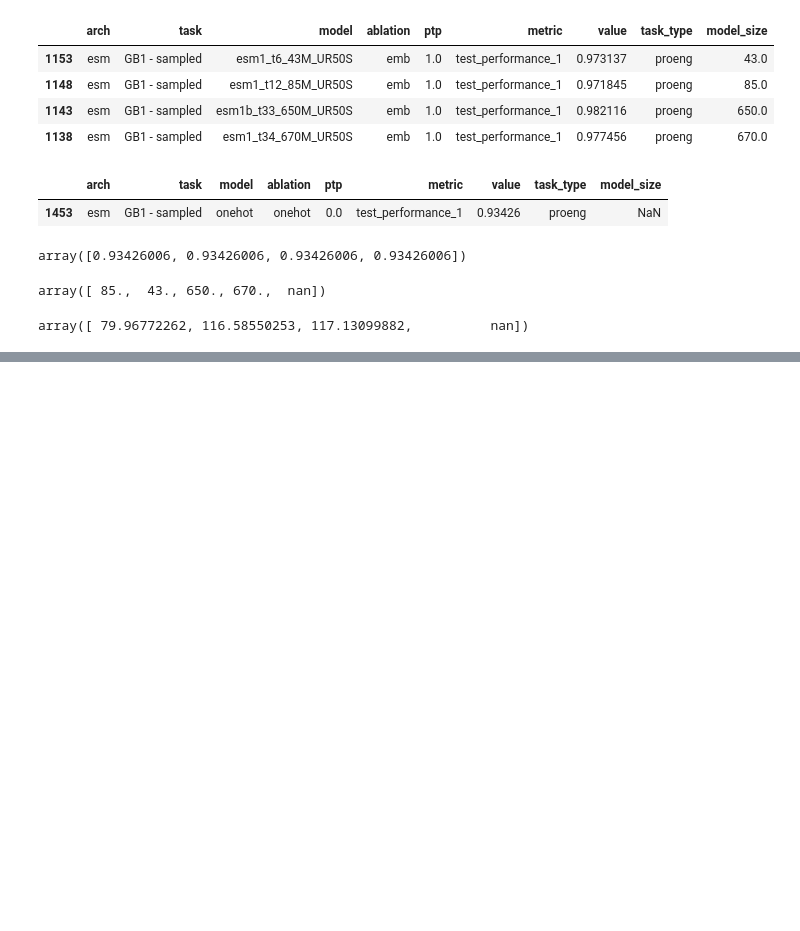
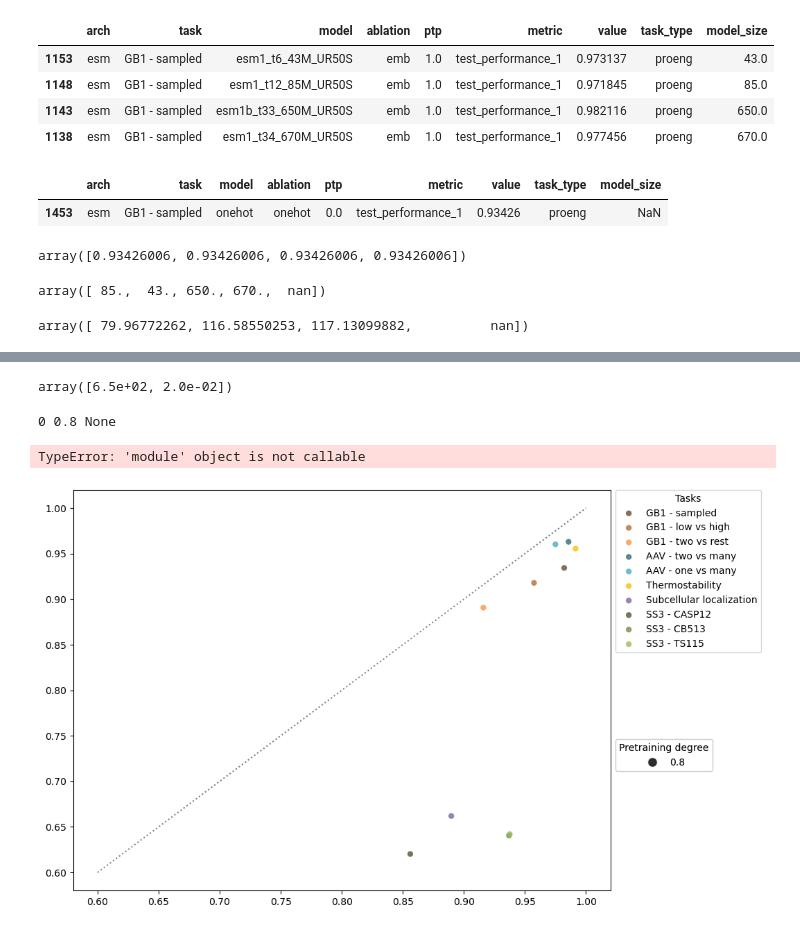
Before and after one commit to microsoft/protein-transfer, a Jupyter notebook: sandbox/results_replot_2.ipynb, the cells around one changed output, grey strips where cells are left out. Saved outputs shown, nothing was run; the diff lists cells and outputs as text; code cells hidden in the pictures; blank space fills up the shorter version.

Commit message:
add diag and reduce emb to best

```diff
--- a/sandbox/results_replot_2.ipynb
+++ b/sandbox/results_replot_2.ipynb
@@ -259,0 +309,6 @@ TypeError: 'module' object is not callable
+# %%
+# Find the index of the maximum value in 'value_column' for each group
+max_indices = df_perf_1.groupby(["task", "ablation"])["value"].idxmax()
+
+# Use loc to select the rows corresponding to the max indices
+df_perf_1_max_emb = df_perf_1.loc[max_indices]
@@ -259,0 +335,64 @@ TypeError: 'module' object is not callable
+# %%
+model_sizes
+# %% [output]
+array([6.5e+02, 2.0e-02])
+# %%
+import matplotlib.pyplot as plt
+from matplotlib.lines import Line2D
+from matplotlib.legend import Legend
+import numpy as np
+
+fig, ax = plt.subplots()
+fig.set_size_inches(10, 7.5)
+
+for (task, c) in TASK_SIMPLE_COLOR_MAP.items():
+    sliced_df = df_perf_1_max_emb[df_perf_1_max_emb["task"] == task]
+    emb_df = sliced_df[sliced_df["ablation"] == "emb"]
+    onehot_df = sliced_df[sliced_df["ablation"] == "onehot"]
+
+    x = emb_df["value"].values
+    # note their is only one onehot for all embeddings for each tast
+    y = onehot_df["value"].values
+    y = np.repeat(y, len(x))
+
+    c = c
+    # the there is one for onehot
+    model_sizes = sliced_df["model_size"].values
+
+    # s = np.log(model_sizes[~np.isnan(model_sizes)]) * 18
+    alpha = [0.8]
+    scatter = ax.scatter(x, y, c=c,
+                         # s=s,
+                         label=task, alpha=alpha, edgecolors="none")
+
+# Add a diagonal line
+plt.plot([0., 1], [0.6, 1], linestyle=":", color="grey", # label='Diagonal Line'
+         )
+
+legend1 = ax.legend(title="Tasks", bbox_to_anchor=(1, 1.012), loc="upper left")
+ax.add_artist(legend1)
+
+"""handles, labels = scatter.legend_elements(prop="sizes", color="k", alpha=0.8)
+legend2 = ax.legend(
+    handles, list(MODEL_SIZE.keys())[:4], bbox_to_anchor=(1, 0.5925), loc="upper left", title="Model sizes"
+)
+ax.add_artist(legend2)"""
+
+alpha_legend = [None] * len(alpha)
+for i, a in enumerate(alpha):
+    print(i, str(a), alpha_legend[i])
+    alpha_legend[i] = Line2D([0], [0], marker='o', color='w', label=str(a), alpha=a, markerfacecolor='k', markersize=10)
+
+ax.add_artist(ax.legend(handles=alpha_legend, bbox_to_anchor=(1, 0.39), loc="upper left", title="Pretraining degree"))
+
+mpl.legend(alignment='left')
+
+plt.xlabel("Best embedding performance")
+plt.ylabel("Onehot")
+plt.title("ESM best layer test performance against onehot baseline")
+
+plt.show()
+# %% [output]
+0 0.8 None
+TypeError: 'module' object is not callable
+[figure, added]
```
Also changed, not shown: parts of 6 cells of this notebook, 2 other files.
